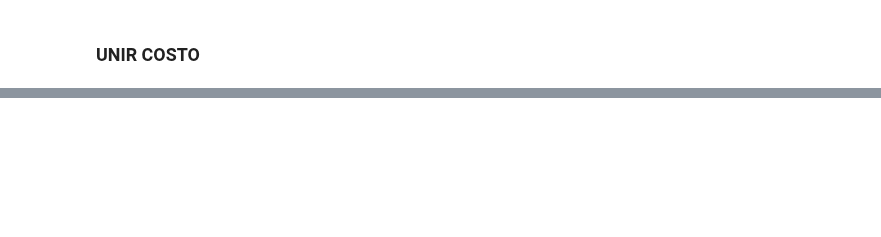
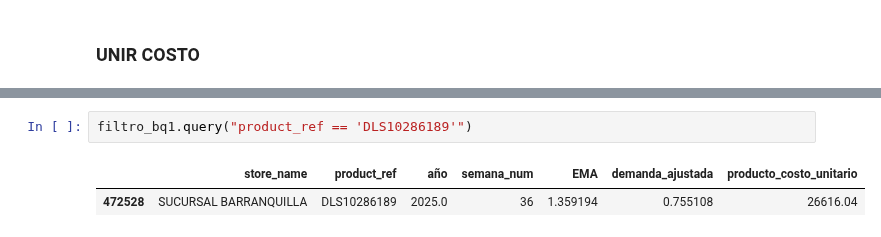
Before and after one commit to FiltrosDonsson/Proyectos-Data-analyst, a Jupyter notebook: MODELO ABASTECIMIENTO/ema.ipynb, the cells around one changed output, grey strips where cells are left out. Drawn from its saved outputs; the diff is of its cells as text; blank space fills up the shorter version.

```diff
--- a/MODELO ABASTECIMIENTO/ema.ipynb
+++ b/MODELO ABASTECIMIENTO/ema.ipynb
@@ -598,0 +476,5 @@ filtro_bq2.head(37)
+# %%
+filtro_bq1.query("product_ref == 'DLS10286189'")
+# %% [output]
+|  | store_name | product_ref | año | semana_num | EMA | demanda_ajustada | producto_costo_unitario |
+| 472528 | SUCURSAL BARRANQUILLA | DLS10286189 | 2025.0 | 36 | 1.359194 | 0.755108 | 26616.04 |
```
Also changed, not shown: parts of 20 cells of this notebook, 12 other files.
